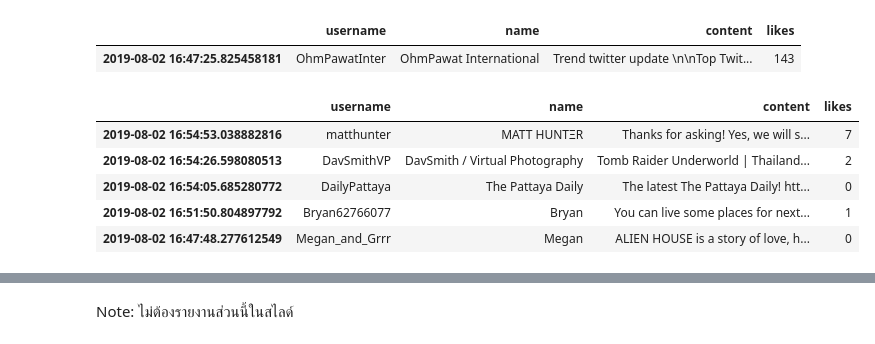
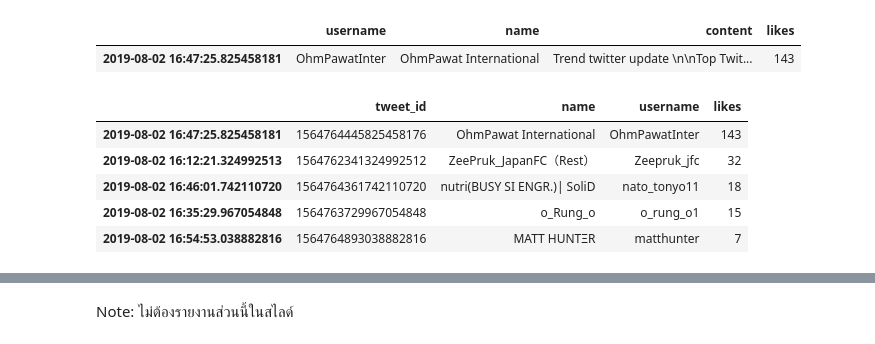
Before and after one commit to Ratchadakorn26/Data-Warehouse-and-Big-Data-Analytics-66, a Jupyter notebook: Project1_66.ipynb, the cells around one changed output, grey strips where cells are left out. Drawn from its saved outputs; the diff is of its cells as text; code cells hidden in the pictures.

```diff
--- a/Project1_66.ipynb
+++ b/Project1_66.ipynb
@@ -188,6 +188,8 @@ All_hashtags
 # %%
 #Find the most popular tweets in your collection of tweets, i.e. the tweets with the largest number of retweet/replies/likes counts
 # You are free to define your own popularity metric
-Popular = df[['username','name','content','likes']]
-Popular['likes'].max()
+metric = df[['tweet_id','name','username','likes']]
+likes_pop = metric.reindex().sort_values(by='likes',ascending = False)
+print('the most popular tweetswith the largest number of retweet is')
+likes_pop[:]
 # %% [output]
@@ -199,15 +218,15 @@ Popular[Popular['likes']==143]
 | 2019-08-02 16:47:25.825458181 | OhmPawatInter | OhmPawat International | Trend twitter update \n\nTop Twit... | 143 |
 # %%
 #Display the top 5 tweets that are the most popular among your collection
-Top_5 = Popular.head(5)
+Top_5 = likes_pop.head(5)
 Top_5
 # %% [output]
-|  | username | name | content | likes |
-| 2019-08-02 16:54:53.038882816 | matthunter | MATT HUNTΞR | Thanks for asking! Yes, we will s... | 7 |
-| 2019-08-02 16:54:26.598080513 | DavSmithVP | DavSmith / Virtual Photography | Tomb Raider Underworld | Thailand... | 2 |
-| 2019-08-02 16:54:05.685280772 | DailyPattaya | The Pattaya Daily | The latest The Pattaya Daily! htt... | 0 |
-| 2019-08-02 16:51:50.804897792 | Bryan62766077 | Bryan | You can live some places for next... | 1 |
-| 2019-08-02 16:47:48.277612549 | Megan_and_Grrr | Megan | ALIEN HOUSE is a story of love, h... | 0 |
+|  | tweet_id | name | username | likes |
+| 2019-08-02 16:47:25.825458181 | 1564764445825458176 | OhmPawat International | OhmPawatInter | 143 |
+| 2019-08-02 16:12:21.324992513 | 1564762341324992512 | ZeePruk_JapanFC（Rest） | Zeepruk_jfc | 32 |
+| 2019-08-02 16:46:01.742110720 | 1564764361742110720 | nutri(BUSY SI ENGR.)| SoliD | nato_tonyo11 | 18 |
+| 2019-08-02 16:35:29.967054848 | 1564763729967054848 | o_Rung_o | o_rung_o1 | 15 |
+| 2019-08-02 16:54:53.038882816 | 1564764893038882816 | MATT HUNTΞR | matthunter | 7 |
 # %%
 #Create a word cloud of words in the contents; however, we note that this word cloud is not a good representation of Thailand as the data size is small
 
```
Also changed, not shown: parts of 2 cells of this notebook.
